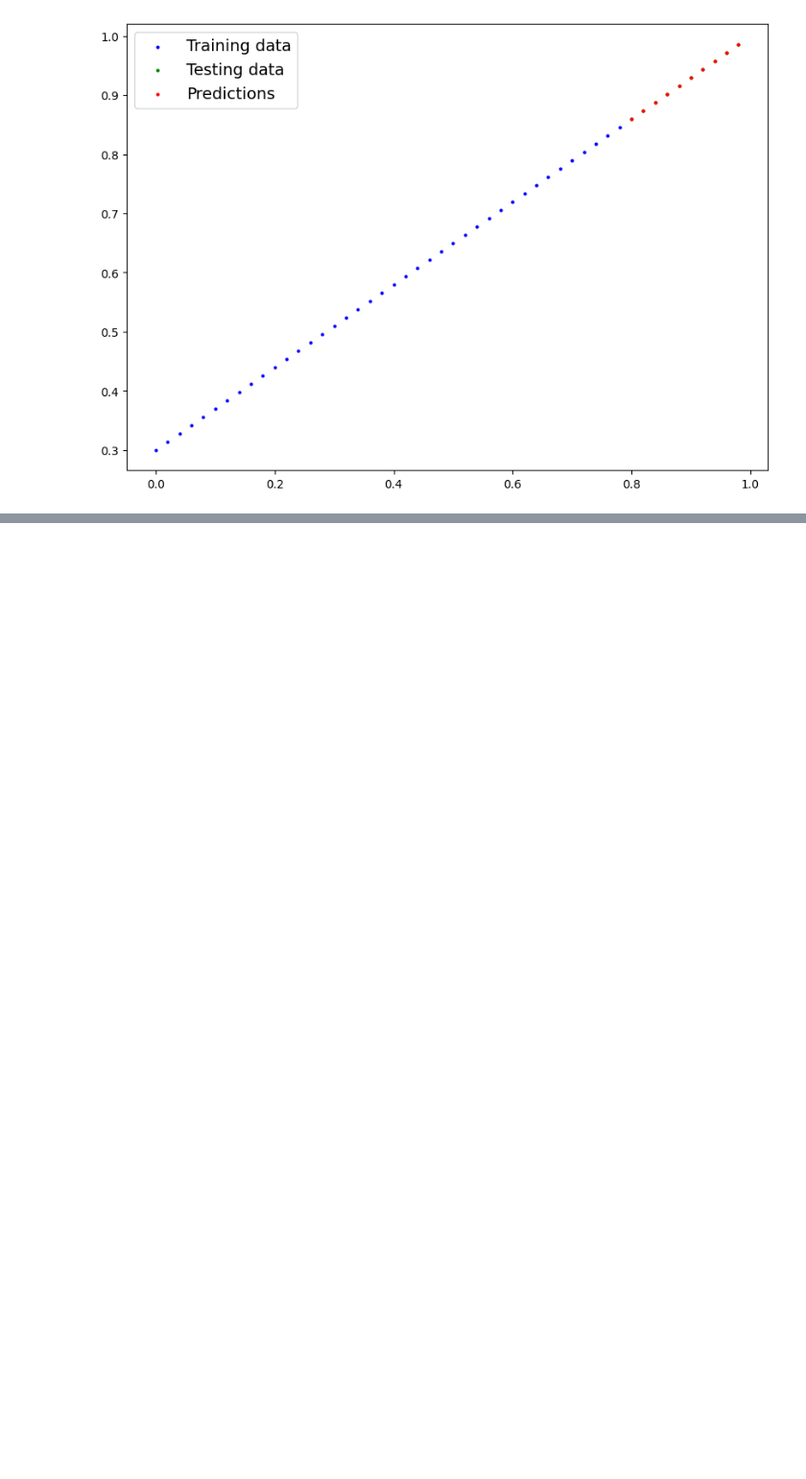
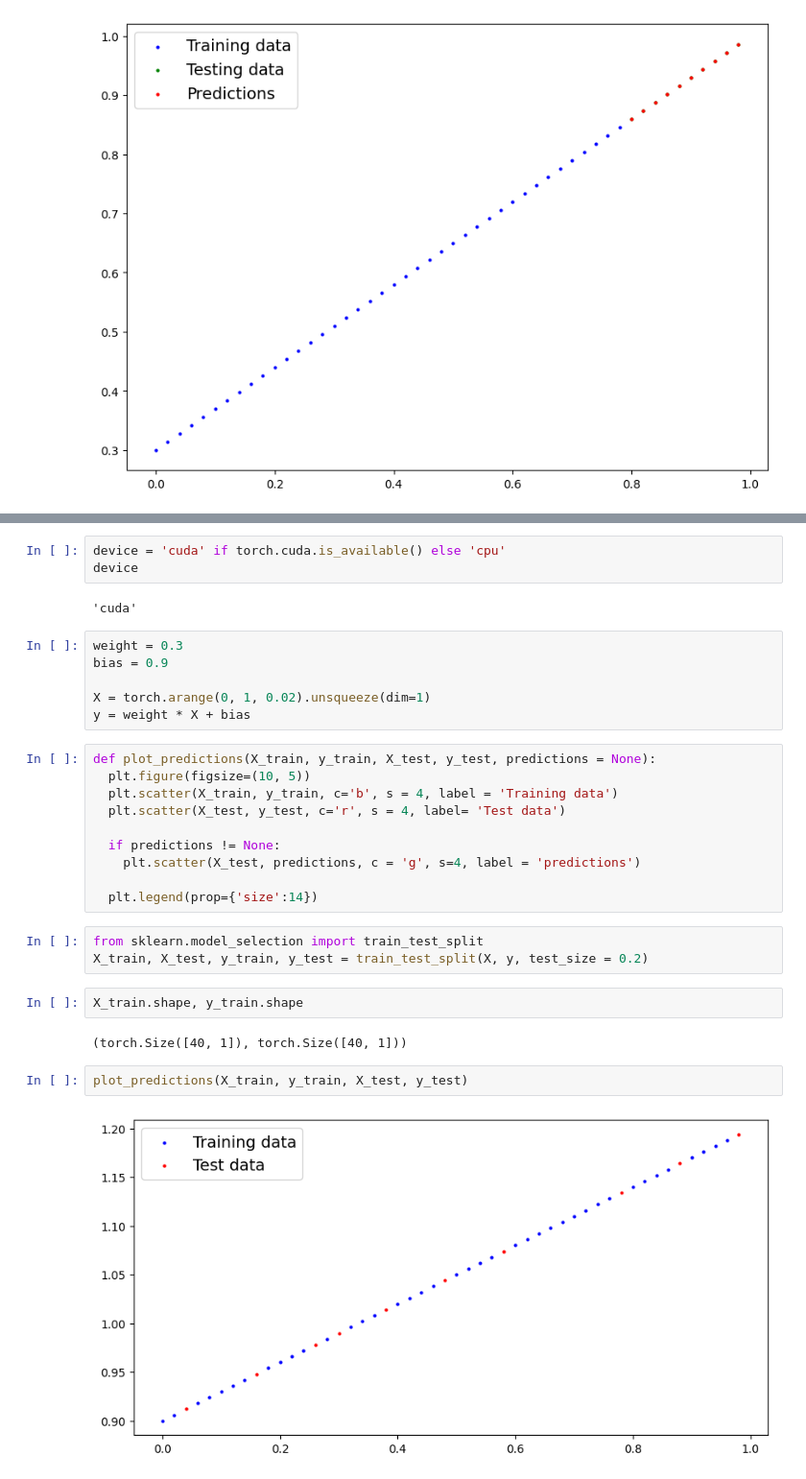
Before and after one commit to Digvijay25/PyTorch-Deep-Learning-Bootcamp, a Jupyter notebook: 01_PyTorch_Workflow_Fundamentals.ipynb, the cells around one changed output, grey strips where cells are left out. Shown at 96% size. Saved outputs shown, nothing was run; the diff lists cells and outputs as text; blank space fills up the shorter version.

```diff
--- a/01_PyTorch_Workflow_Fundamentals.ipynb
+++ b/01_PyTorch_Workflow_Fundamentals.ipynb
@@ -324,0 +331,32 @@ plot_predictions(predictions=load_model_pred.cpu())
+# %%
+device = 'cuda' if torch.cuda.is_available() else 'cpu'
+device
+# %% [output]
+'cuda'
+# %%
+weight = 0.3
+bias = 0.9
+
+X = torch.arange(0, 1, 0.02).unsqueeze(dim=1)
+y = weight * X + bias
+# %%
+def plot_predictions(X_train, y_train, X_test, y_test, predictions = None):
+  plt.figure(figsize=(10, 5))
+  plt.scatter(X_train, y_train, c='b', s = 4, label = 'Training data')
+  plt.scatter(X_test, y_test, c='r', s = 4, label= 'Test data')
+
+  if predictions != None:
+    plt.scatter(X_test, predictions, c = 'g', s=4, label = 'predictions')
+
+  plt.legend(prop={'size':14})
+# %%
+from sklearn.model_selection import train_test_split
+X_train, X_test, y_train, y_test = train_test_split(X, y, test_size = 0.2)
+# %%
+X_train.shape, y_train.shape
+# %% [output]
+(torch.Size([40, 1]), torch.Size([40, 1]))
+# %%
+plot_predictions(X_train, y_train, X_test, y_test)
+# %% [output]
+[figure, added]
```
Also changed, not shown: parts of 16 cells of this notebook.
